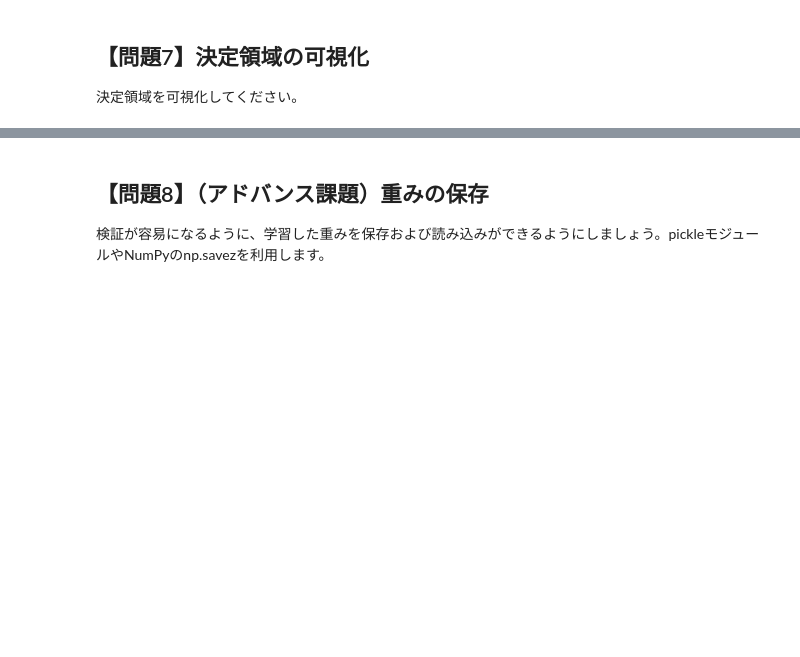
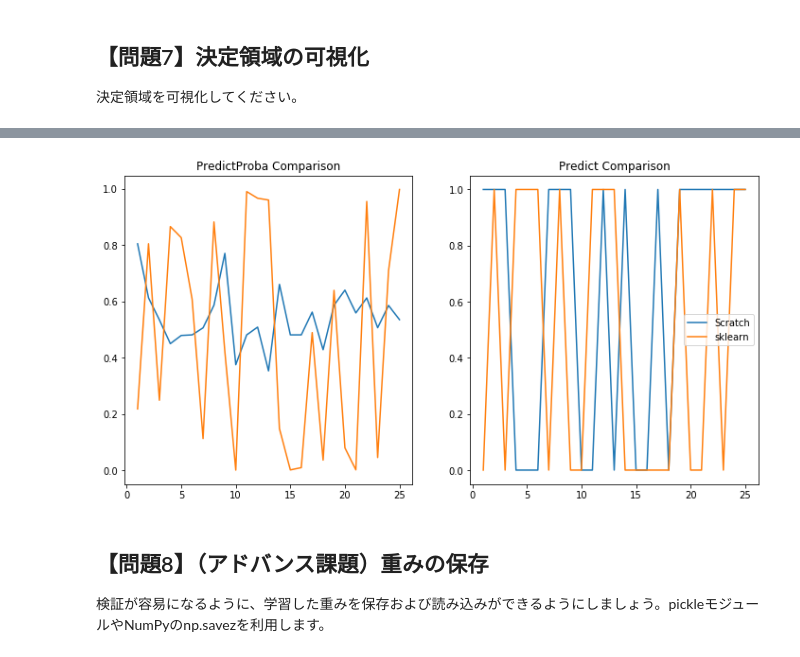
Before and after one commit to adachione/diveintocode-ml, a Jupyter notebook: Sprint/Sprint_機械学習スクラッチ ロジスティック回帰.ipynb, the cells around one changed output, grey strips where cells are left out. Cells and saved outputs as stored; diff of their text form; code cells hidden in the pictures; blank space fills up the shorter version.

```diff
--- a/Sprint/Sprint_機械学習スクラッチ ロジスティック回帰.ipynb
+++ b/Sprint/Sprint_機械学習スクラッチ ロジスティック回帰.ipynb
@@ -741,0 +738,3 @@ plt.show()
+# %%
+scr_lr2_proba = scr_lr_iris2.predict_proba(X2_test_scaler)
+scr_lr2_predict = scr_lr_iris2.predict(X2_test_scaler)
@@ -742,3 +781,21 @@ plt.show()
+# %%
+# probaの比較
+fig, axes = plt.subplots(ncols=2, figsize=(12, 6))
+
+xline = np.arange(1, len(lr_iris_pred_proba) + 1)
+
+axes[0].set_title("PredictProba Comparison")
+axes[0].plot(xline, scr_lr2_proba, label="Scratch")
+axes[0].plot(xline, lr_iris_pred_proba[:, 1], label="sklearn")
+
+axes[1].set_title("Predict Comparison")
+axes[1].plot(xline, scr_lr2_predict, label="Scratch")
+axes[1].plot(xline, lr_iris_pred, label="sklearn")
+
+plt.legend()
+plt.show()
+# %% [output]
+[figure, added]
 # %% [markdown]
 ## 【問題8】（アドバンス課題）重みの保存
 検証が容易になるように、学習した重みを保存および読み込みができるようにしましょう。pickleモジュールやNumPyのnp.savezを利用します。
```
Also changed, not shown: parts of 33 cells of this notebook.
